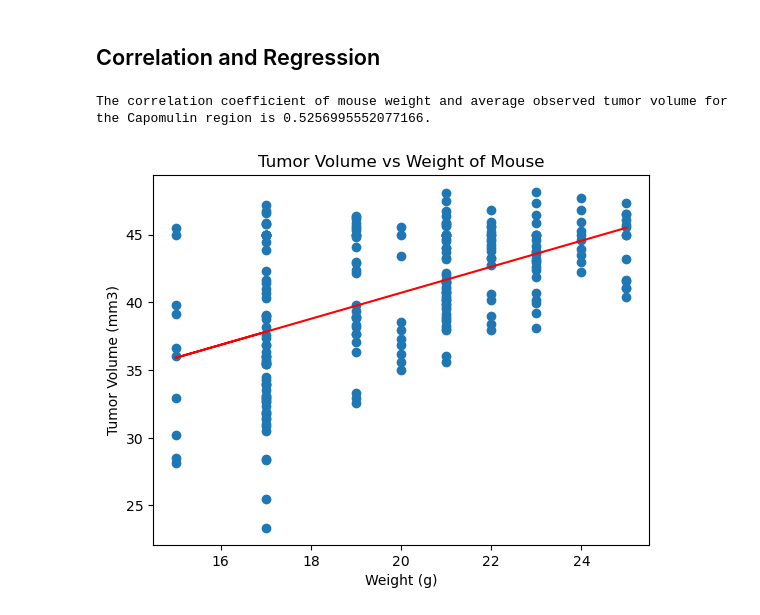
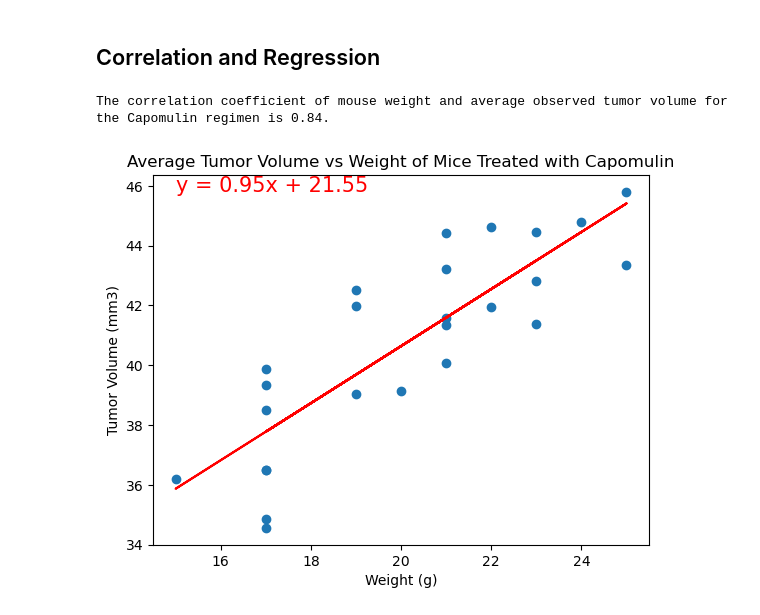
Before and after one commit to danibarlavi/module5challenge, a Jupyter notebook: Pymaceuticals/pymaceuticals_BARLAVI.ipynb, the cells around one changed output. Cells and saved outputs as stored; diff of their text form; code cells hidden in the pictures.

```diff
--- a/Pymaceuticals/pymaceuticals_BARLAVI.ipynb
+++ b/Pymaceuticals/pymaceuticals_BARLAVI.ipynb
@@ -323,13 +251,12 @@ plt.show()
 # %%
 # Generate a scatter plot of mouse weight vs. the average observed tumor volume for the entire Capomulin regimen
 capomulin_dataset = clean_data[clean_data['Drug Regimen'] == 'Capomulin']
+# Group by 'Mouse ID' and calculate the mean for numeric columns
+capomulin_avg = capomulin_dataset.groupby('Mouse ID').mean(numeric_only=True)
 
-x_axis = capomulin_dataset['Weight (g)']
-y_axis = capomulin_dataset['Tumor Volume (mm3)']
-
-plt.scatter(x_axis, y_axis, marker = 'x')
+plt.scatter(capomulin_avg['Weight (g)'], capomulin_avg['Tumor Volume (mm3)'])
 plt.xlabel('Weight (g)')
 plt.ylabel('Tumor Volume (mm3)')
-plt.title('Tumor Volume vs Weight of Mouse')
+plt.title('Average Tumor Volume vs Weight of Mice Treated with Capomulin')
 plt.show()
 # %% [output]
@@ -339,22 +266,23 @@ plt.show()
 # %%
 # Calculate the correlation coefficient and a linear regression model
 # for mouse weight and average observed tumor volume for the entire Capomulin regimen
 
-#Correlation coefficient
-correlation_coefficient = x_axis.corr(y_axis)
-print(f"The correlation coefficient of mouse weight and average observed tumor volume for the Capomulin region is {correlation_coefficient}.")
+# Correlation coefficient
+correlation_coefficient = capomulin_avg['Weight (g)'].corr(capomulin_avg['Tumor Volume (mm3)'])
+print(f"The correlation coefficient of mouse weight and average observed tumor volume for the Capomulin regimen is {correlation_coefficient:.2f}.")
 
-#Linear regression model
-(slope, intercept, rvalue, pvalue, stderr) = st.linregress(x_axis, y_axis)
-regress_values = x_axis * slope + intercept
-line_eq = "y = " + str(round(slope, 2)) + "x + " + str(round(intercept, 2))
-plt.scatter(x_axis,y_axis)
-plt.plot(x_axis,regress_values,"r-")
-plt.annotate(line_eq,(5.8,0.8),fontsize=15,color="red")
+# Linear regression model
+(slope, intercept, rvalue, pvalue, stderr) = st.linregress(capomulin_avg['Weight (g)'], capomulin_avg['Tumor Volume (mm3)'])
+regress_values = capomulin_avg['Weight (g)'] * slope + intercept
+line_eq = f"y = {slope:.2f}x + {intercept:.2f}"
+
+plt.scatter(capomulin_avg['Weight (g)'], capomulin_avg['Tumor Volume (mm3)'])
+plt.plot(capomulin_avg['Weight (g)'], regress_values, "r-")
+plt.annotate(line_eq, (capomulin_avg['Weight (g)'].min(), capomulin_avg['Tumor Volume (mm3)'].max()), fontsize=15, color="red")
 plt.xlabel('Weight (g)')
 plt.ylabel('Tumor Volume (mm3)')
-plt.title('Tumor Volume vs Weight of Mouse')
+plt.title('Average Tumor Volume vs Weight of Mice Treated with Capomulin')
 plt.show()
 # %% [output]
-The correlation coefficient of mouse weight and average observed tumor volume for the Capomulin region is 0.5256995552077166.
+The correlation coefficient of mouse weight and average observed tumor volume for the Capomulin regimen is 0.84.
-[figure, old version]
+[figure, new version]
```
Also changed, not shown: parts of 17 cells of this notebook.
